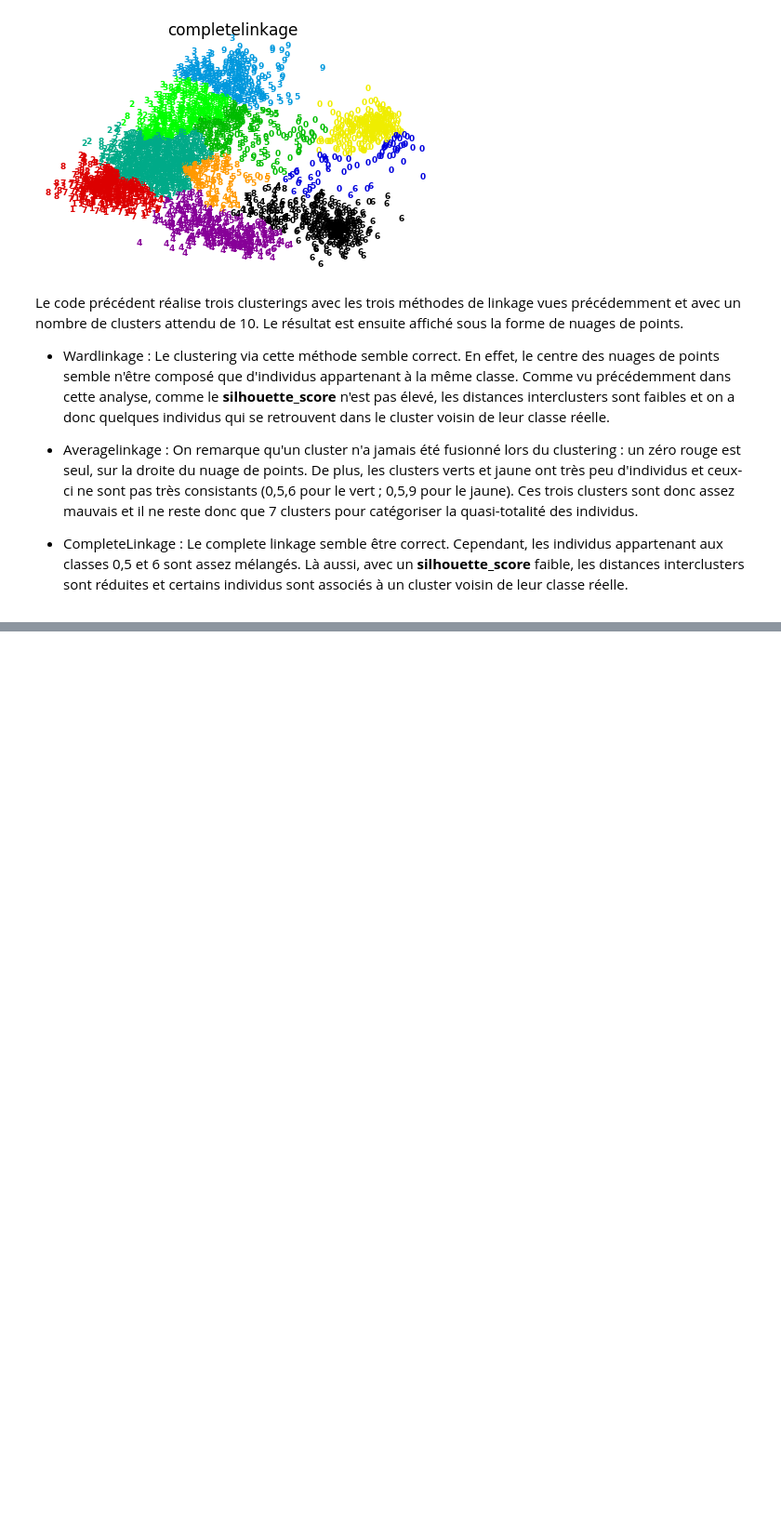
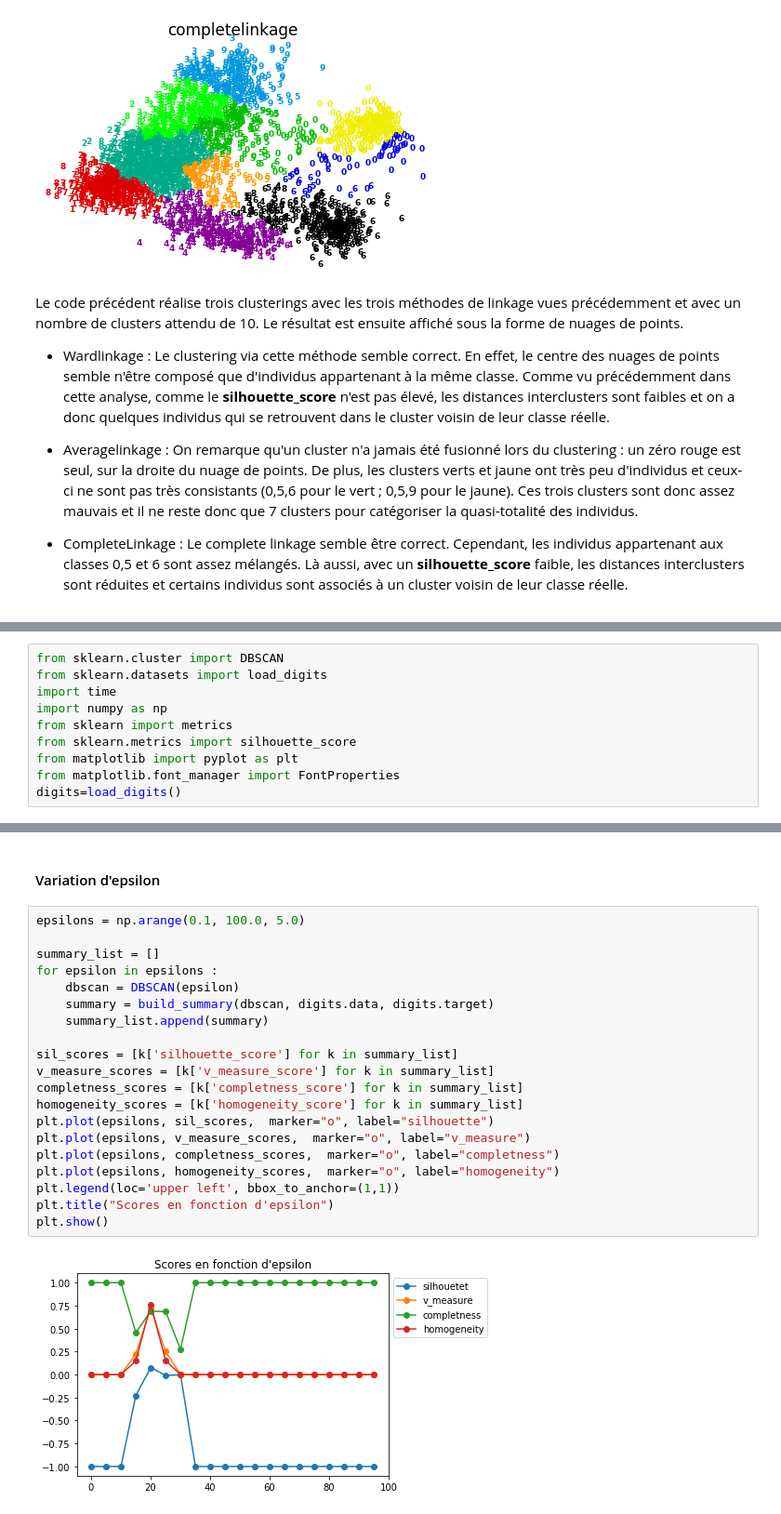
Before and after one commit to BastienBigue/Clustering, a Jupyter notebook: UnsupervisedLearning.ipynb, the cells around one changed output, grey strips where cells are left out. Shown at 93% size. Cells and saved outputs as stored; diff of their text form; blank space fills up the shorter version.

```diff
--- a/UnsupervisedLearning.ipynb
+++ b/UnsupervisedLearning.ipynb
@@ -545,0 +550,10 @@ Les paramètres jouant sur la clusterisation sont le nombre de clusters et la m
+# %%
+from sklearn.cluster import DBSCAN
+from sklearn.datasets import load_digits
+import time
+import numpy as np
+from sklearn import metrics
+from sklearn.metrics import silhouette_score
+from matplotlib import pyplot as plt
+from matplotlib.font_manager import FontProperties
+digits=load_digits()
@@ -545,0 +590,24 @@ Les paramètres jouant sur la clusterisation sont le nombre de clusters et la m
+# %% [markdown]
+#### Variation d'epsilon
+# %%
+epsilons = np.arange(0.1, 100.0, 5.0)
+
+summary_list = []
+for epsilon in epsilons :
+    dbscan = DBSCAN(epsilon)
+    summary = build_summary(dbscan, digits.data, digits.target)
+    summary_list.append(summary)
+
+sil_scores = [k['silhouette_score'] for k in summary_list]
+v_measure_scores = [k['v_measure_score'] for k in summary_list]
+completness_scores = [k['completness_score'] for k in summary_list]
+homogeneity_scores = [k['homogeneity_score'] for k in summary_list]
+plt.plot(epsilons, sil_scores,  marker="o", label="silhouette")
+plt.plot(epsilons, v_measure_scores,  marker="o", label="v_measure")
+plt.plot(epsilons, completness_scores,  marker="o", label="completness")
+plt.plot(epsilons, homogeneity_scores,  marker="o", label="homogeneity")
+plt.legend(loc='upper left', bbox_to_anchor=(1,1))
+plt.title("Scores en fonction d'epsilon")
+plt.show()
+# %% [output]
+[figure, added]
```
Also changed, not shown: parts of 20 cells of this notebook.
